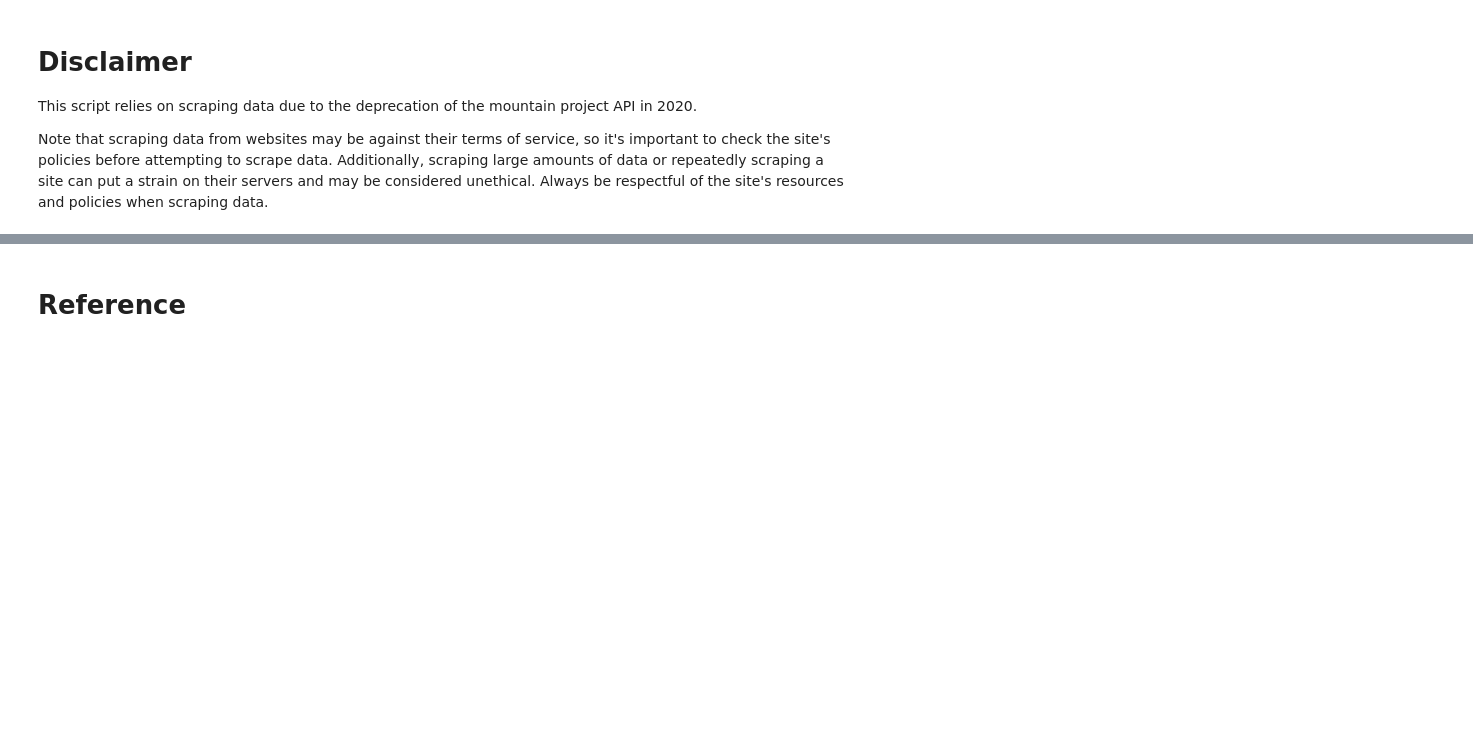
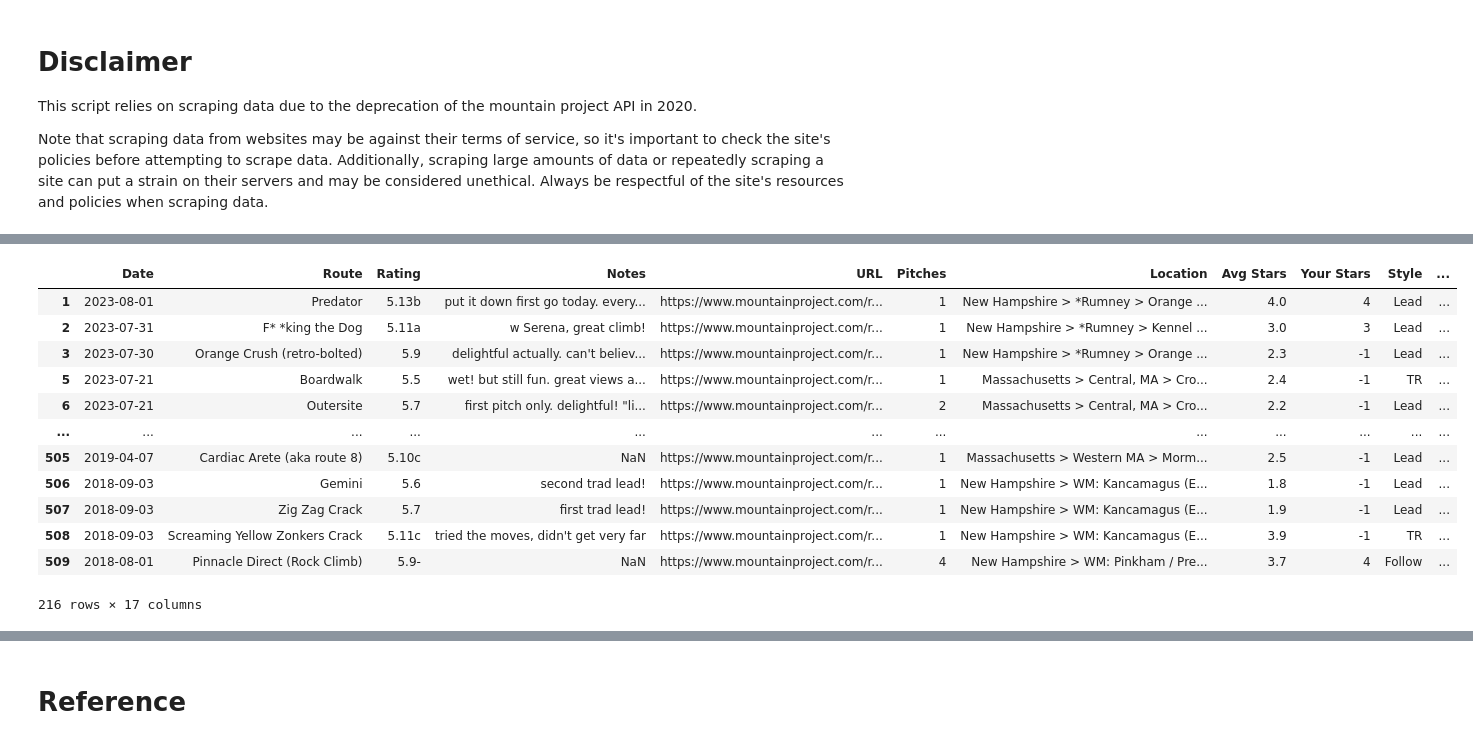
Before and after one commit to SethDrew/rockdata, a Jupyter notebook: mpscrape.ipynb, the cells around one changed output, grey strips where cells are left out. Drawn from its saved outputs; the diff is of its cells as text; code cells hidden in the pictures; blank space fills up the shorter version.

```diff
--- a/mpscrape.ipynb
+++ b/mpscrape.ipynb
@@ -28,7 +29,8 @@ def insert_newlines(string, splitlength=50):
         return ""
     return '\n'.join([string[i:i+splitlength] for i in range(0, len(string), splitlength)])
 # %%
-url = 'https://www.mountainproject.com/user/200169225/seth-drew/tick-export'
+# url = 'https://www.mountainproject.com/user/200169225/seth-drew/tick-export'
+url = 'https://www.mountainproject.com/user/200452607/emma-kowal/tick-export'
 response = requests.get(url)
 df = pd.read_csv(url)
 # %%
@@ -68,3 +81,19 @@ def plot(df):
+# %%
+sportdf
+# %% [output]
+|  | Date | Route | Rating | Notes | URL | Pitches | Location | Avg Stars | Your Stars | Style | ... |
+| 1 | 2023-08-01 | Predator | 5.13b | put it down first go today. every... | https://www.mountainproject.com/r... | 1 | New Hampshire > *Rumney > Orange ... | 4.0 | 4 | Lead | ... |
+| 2 | 2023-07-31 | F* *king the Dog | 5.11a | w Serena, great climb! | https://www.mountainproject.com/r... | 1 | New Hampshire > *Rumney > Kennel ... | 3.0 | 3 | Lead | ... |
+| 3 | 2023-07-30 | Orange Crush (retro-bolted) | 5.9 | delightful actually. can't believ... | https://www.mountainproject.com/r... | 1 | New Hampshire > *Rumney > Orange ... | 2.3 | -1 | Lead | ... |
+| 5 | 2023-07-21 | Boardwalk | 5.5 | wet! but still fun. great views a... | https://www.mountainproject.com/r... | 1 | Massachusetts > Central, MA > Cro... | 2.4 | -1 | TR | ... |
+| 6 | 2023-07-21 | Outersite | 5.7 | first pitch only. delightful! "li... | https://www.mountainproject.com/r... | 2 | Massachusetts > Central, MA > Cro... | 2.2 | -1 | Lead | ... |
+| ... | ... | ... | ... | ... | ... | ... | ... | ... | ... | ... | ... |
+| 505 | 2019-04-07 | Cardiac Arete (aka route 8) | 5.10c | NaN | https://www.mountainproject.com/r... | 1 | Massachusetts > Western MA > Morm... | 2.5 | -1 | Lead | ... |
+| 506 | 2018-09-03 | Gemini | 5.6 | second trad lead! | https://www.mountainproject.com/r... | 1 | New Hampshire > WM: Kancamagus (E... | 1.8 | -1 | Lead | ... |
+| 507 | 2018-09-03 | Zig Zag Crack | 5.7 | first trad lead! | https://www.mountainproject.com/r... | 1 | New Hampshire > WM: Kancamagus (E... | 1.9 | -1 | Lead | ... |
+| 508 | 2018-09-03 | Screaming Yellow Zonkers Crack | 5.11c | tried the moves, didn't get very far | https://www.mountainproject.com/r... | 1 | New Hampshire > WM: Kancamagus (E... | 3.9 | -1 | TR | ... |
+| 509 | 2018-08-01 | Pinnacle Direct (Rock Climb) | 5.9- | NaN | https://www.mountainproject.com/r... | 4 | New Hampshire > WM: Pinkham / Pre... | 3.7 | 4 | Follow | ... |
+216 rows × 17 columns
 # %%
 plot(sportdf)
 # %% [output]
```
Also changed, not shown: parts of 5 cells of this notebook.
